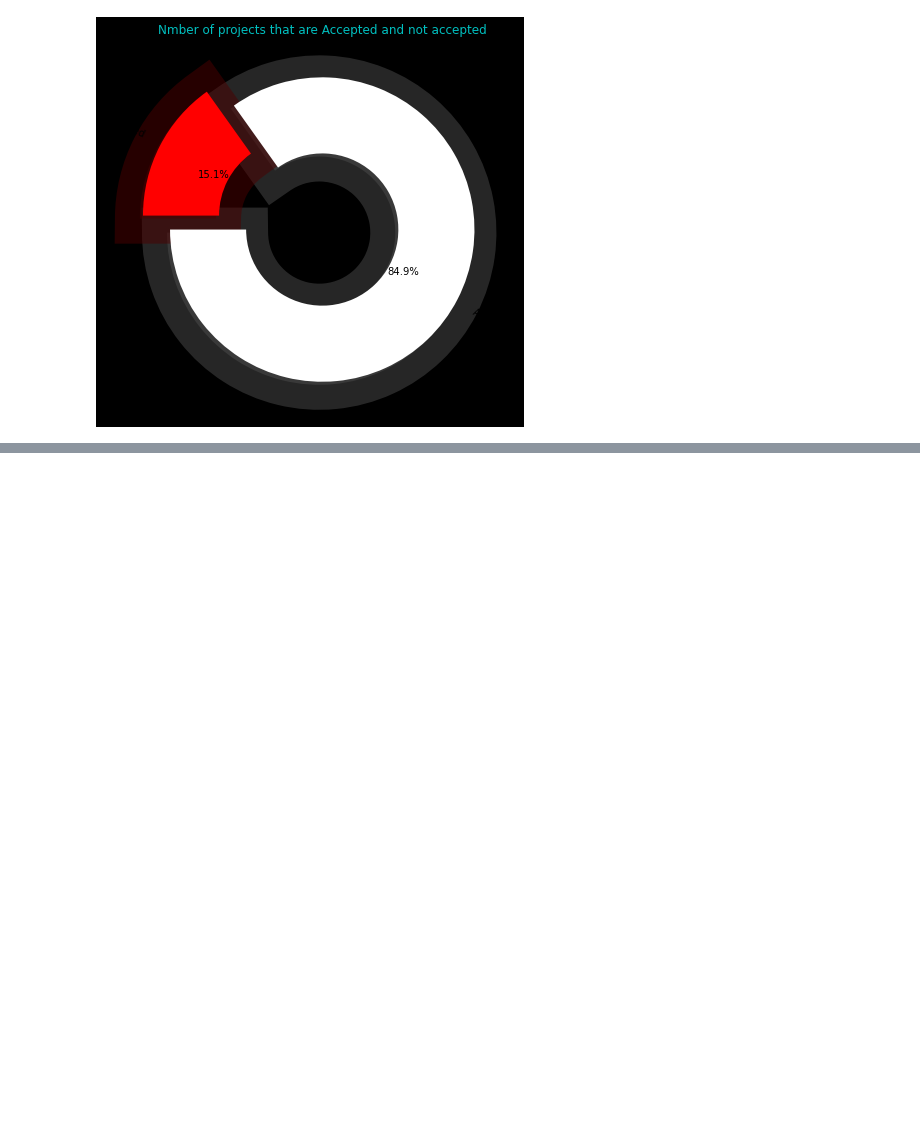
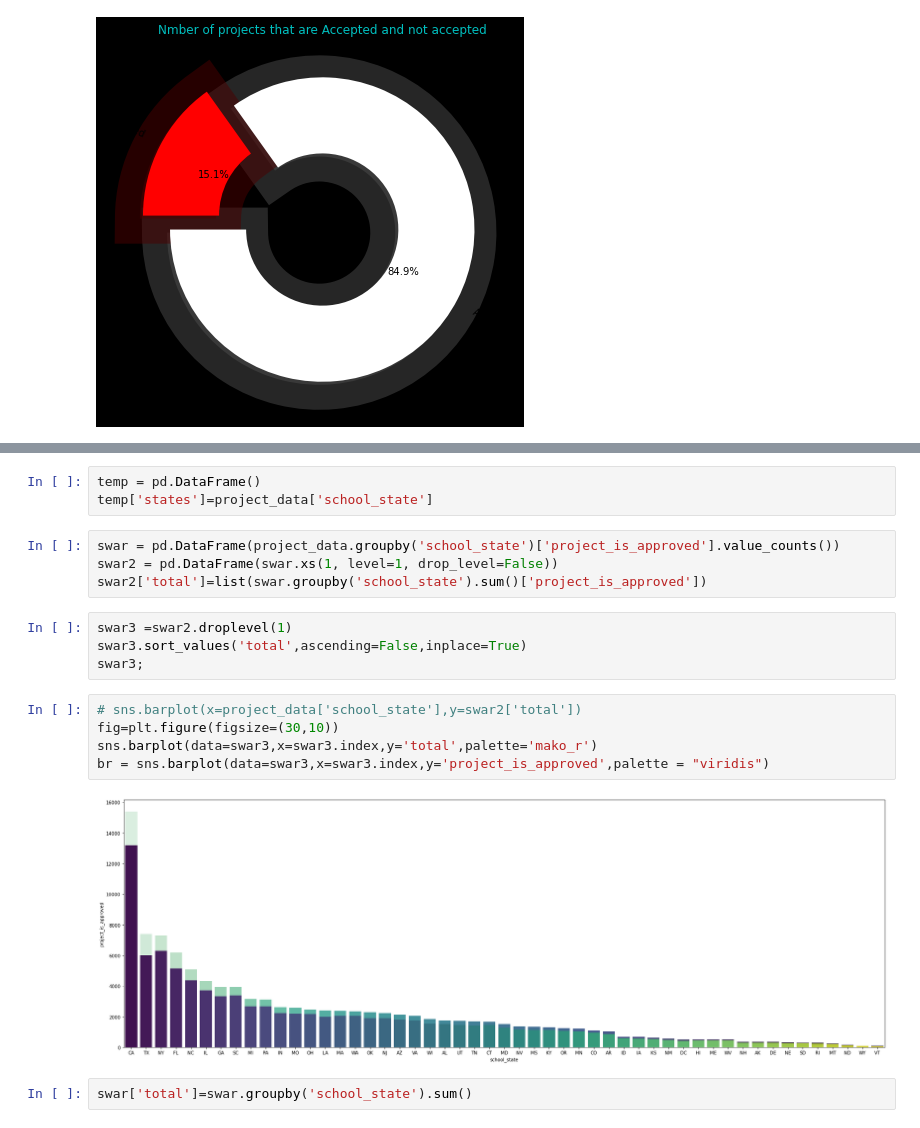
Before and after one commit to Sahil-Chavan/ML_Playground, a Jupyter notebook: Final Files/doners_choose_eda.ipynb, the cells around one changed output, grey strips where cells are left out. Saved outputs shown, nothing was run; the diff lists cells and outputs as text; blank space fills up the shorter version.

```diff
--- a/Final Files/doners_choose_eda.ipynb
+++ b/Final Files/doners_choose_eda.ipynb
@@ -80,0 +105,20 @@ plt.show()
+# %%
+temp = pd.DataFrame()
+temp['states']=project_data['school_state']
+# %%
+swar = pd.DataFrame(project_data.groupby('school_state')['project_is_approved'].value_counts())
+swar2 = pd.DataFrame(swar.xs(1, level=1, drop_level=False))
+swar2['total']=list(swar.groupby('school_state').sum()['project_is_approved'])
+# %%
+swar3 =swar2.droplevel(1)
+swar3.sort_values('total',ascending=False,inplace=True)
+swar3;
+# %%
+# sns.barplot(x=project_data['school_state'],y=swar2['total'])
+fig=plt.figure(figsize=(30,10))
+sns.barplot(data=swar3,x=swar3.index,y='total',palette='mako_r')
+br = sns.barplot(data=swar3,x=swar3.index,y='project_is_approved',palette = "viridis")
+# %% [output]
+[figure, added]
+# %%
+swar['total']=swar.groupby('school_state').sum()
```
Also changed, not shown: parts of 4 cells of this notebook, 1 other file.
